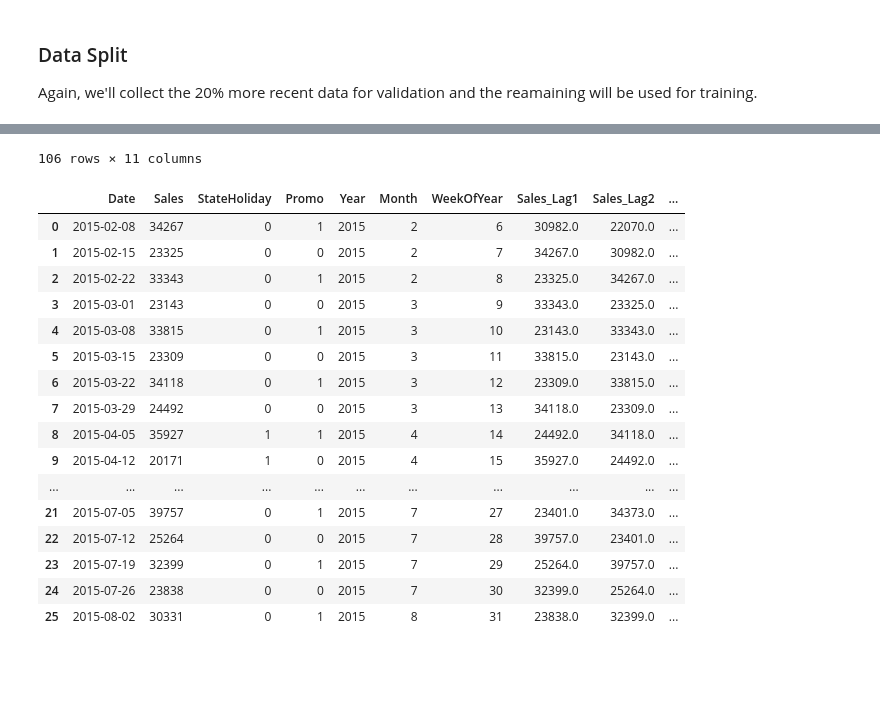
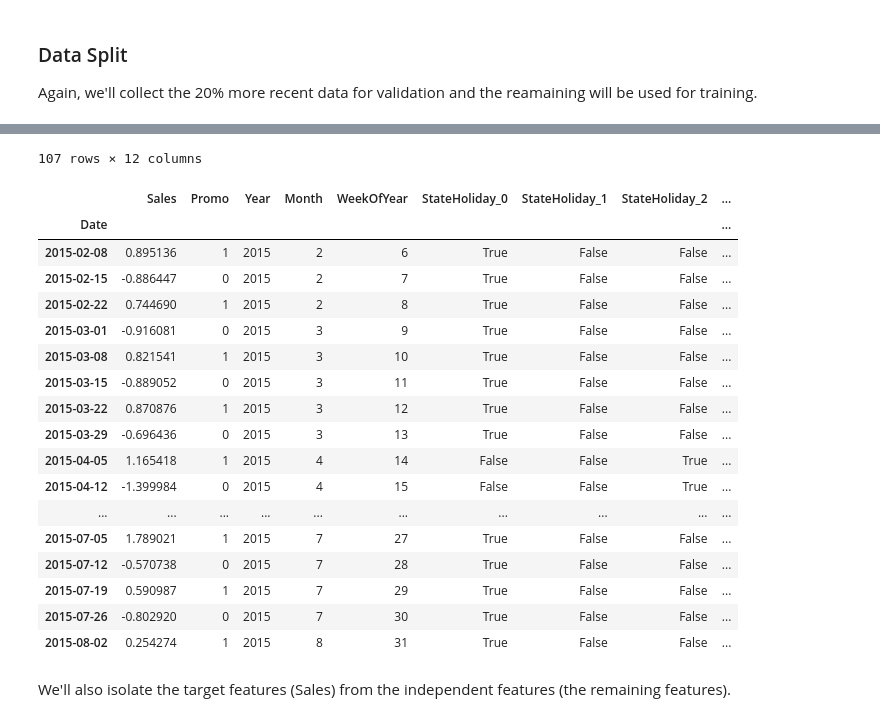
Before and after one commit to TheCamilovisk/RossmannSalesForecasting, a Jupyter notebook: XGBoost_model.ipynb, the cells around one changed output, grey strips where cells are left out. Saved outputs shown, nothing was run; the diff lists cells and outputs as text; code cells hidden in the pictures; blank space fills up the shorter version.

```diff
--- a/XGBoost_model.ipynb
+++ b/XGBoost_model.ipynb
@@ -150,4 +152,4 @@ First, we'll add new columns to our dataframe for the year, month and week of th
 # %%
-weekly_features["Year"] = weekly_features["Date"].dt.year
-weekly_features["Month"] = weekly_features["Date"].dt.month
-weekly_features["WeekOfYear"] = weekly_features["Date"].dt.isocalendar().week
+weekly_features["Year"] = weekly_features.index.year
+weekly_features["Month"] = weekly_features.index.month
+weekly_features["WeekOfYear"] = weekly_features.index.isocalendar().week
@@ -153,0 +162,6 @@ weekly_features["WeekOfYear"] = weekly_features["Date"].dt.isocalendar().week
+# %%
+sales_transform = StandardScaler()
+
+weekly_features["Sales"] = sales_transform.fit_transform(weekly_features[["Sales"]]).squeeze()
+weekly_features = pd.get_dummies(weekly_features, columns=["StateHoliday"])
+weekly_features
@@ -156,5 +187,4 @@ Now we'll create columns for the last 3 weeks sales data.
 # %%
 weekly_features["Sales_Lag1"] = weekly_features["Sales"].shift(1)
 weekly_features["Sales_Lag2"] = weekly_features["Sales"].shift(2)
-weekly_features["Sales_Lag3"] = weekly_features["Sales"].shift(3)
 # %% [markdown]
@@ -161,5 +193,5 @@ weekly_features["Sales_Lag3"] = weekly_features["Sales"].shift(3)
 We'll also create a rolling average of the last 4 weeks of sales.
 # %%
-weekly_features["Sales_4Week_Avg"] = weekly_features["Sales"].rolling(window=4).mean()
+weekly_features["Sales_4Week_Avg"] = weekly_features["Sales"].rolling(window=2).mean()
 weekly_features
 # %% [output]
@@ -203,8 +237,8 @@ Again, we'll collect the 20% more recent data for validation and the reamaining
 data_len = len(weekly_features.index)
 test_len = int(data_len * 0.2)
 
-train_df = weekly_features.iloc[:-test_len].reset_index(drop=True)
-test_df = weekly_features.iloc[-test_len:].reset_index(drop=True)
+train_df = weekly_features.iloc[:-test_len]
+test_df = weekly_features.iloc[-test_len:]
 
 display(train_df)
 display(test_df)
@@ -224,18 +259,21 @@ display(test_df)
-106 rows × 11 columns
+107 rows × 12 columns
-|  | Date | Sales | StateHoliday | Promo | Year | Month | WeekOfYear | Sales_Lag1 | Sales_Lag2 | ... |
-| 0 | 2015-02-08 | 34267 | 0 | 1 | 2015 | 2 | 6 | 30982.0 | 22070.0 | ... |
-| 1 | 2015-02-15 | 23325 | 0 | 0 | 2015 | 2 | 7 | 34267.0 | 30982.0 | ... |
-| 2 | 2015-02-22 | 33343 | 0 | 1 | 2015 | 2 | 8 | 23325.0 | 34267.0 | ... |
-| 3 | 2015-03-01 | 23143 | 0 | 0 | 2015 | 3 | 9 | 33343.0 | 23325.0 | ... |
-| 4 | 2015-03-08 | 33815 | 0 | 1 | 2015 | 3 | 10 | 23143.0 | 33343.0 | ... |
-| 5 | 2015-03-15 | 23309 | 0 | 0 | 2015 | 3 | 11 | 33815.0 | 23143.0 | ... |
-| 6 | 2015-03-22 | 34118 | 0 | 1 | 2015 | 3 | 12 | 23309.0 | 33815.0 | ... |
-| 7 | 2015-03-29 | 24492 | 0 | 0 | 2015 | 3 | 13 | 34118.0 | 23309.0 | ... |
-| 8 | 2015-04-05 | 35927 | 1 | 1 | 2015 | 4 | 14 | 24492.0 | 34118.0 | ... |
-| 9 | 2015-04-12 | 20171 | 1 | 0 | 2015 | 4 | 15 | 35927.0 | 24492.0 | ... |
-| ... | ... | ... | ... | ... | ... | ... | ... | ... | ... | ... |
-| 21 | 2015-07-05 | 39757 | 0 | 1 | 2015 | 7 | 27 | 23401.0 | 34373.0 | ... |
-| 22 | 2015-07-12 | 25264 | 0 | 0 | 2015 | 7 | 28 | 39757.0 | 23401.0 | ... |
-| 23 | 2015-07-19 | 32399 | 0 | 1 | 2015 | 7 | 29 | 25264.0 | 39757.0 | ... |
-| 24 | 2015-07-26 | 23838 | 0 | 0 | 2015 | 7 | 30 | 32399.0 | 25264.0 | ... |
-| 25 | 2015-08-02 | 30331 | 0 | 1 | 2015 | 8 | 31 | 23838.0 | 32399.0 | ... |
+|  | Sales | Promo | Year | Month | WeekOfYear | StateHoliday_0 | StateHoliday_1 | StateHoliday_2 | ... |
+| Date |  |  |  |  |  |  |  |  | ... |
+| 2015-02-08 | 0.895136 | 1 | 2015 | 2 | 6 | True | False | False | ... |
+| 2015-02-15 | -0.886447 | 0 | 2015 | 2 | 7 | True | False | False | ... |
+| 2015-02-22 | 0.744690 | 1 | 2015 | 2 | 8 | True | False | False | ... |
+| 2015-03-01 | -0.916081 | 0 | 2015 | 3 | 9 | True | False | False | ... |
+| 2015-03-08 | 0.821541 | 1 | 2015 | 3 | 10 | True | False | False | ... |
+| 2015-03-15 | -0.889052 | 0 | 2015 | 3 | 11 | True | False | False | ... |
+| 2015-03-22 | 0.870876 | 1 | 2015 | 3 | 12 | True | False | False | ... |
+| 2015-03-29 | -0.696436 | 0 | 2015 | 3 | 13 | True | False | False | ... |
+| 2015-04-05 | 1.165418 | 1 | 2015 | 4 | 14 | False | False | True | ... |
+| 2015-04-12 | -1.399984 | 0 | 2015 | 4 | 15 | False | False | True | ... |
+| ... | ... | ... | ... | ... | ... | ... | ... | ... | ... |
+| 2015-07-05 | 1.789021 | 1 | 2015 | 7 | 27 | True | False | False | ... |
+| 2015-07-12 | -0.570738 | 0 | 2015 | 7 | 28 | True | False | False | ... |
+| 2015-07-19 | 0.590987 | 1 | 2015 | 7 | 29 | True | False | False | ... |
+| 2015-07-26 | -0.802920 | 0 | 2015 | 7 | 30 | True | False | False | ... |
+| 2015-08-02 | 0.254274 | 1 | 2015 | 8 | 31 | True | False | False | ... |
+# %% [markdown]
+We'll also isolate the target features (Sales) from the independent features (the remaining features).
```
Also changed, not shown: parts of 19 cells of this notebook.
